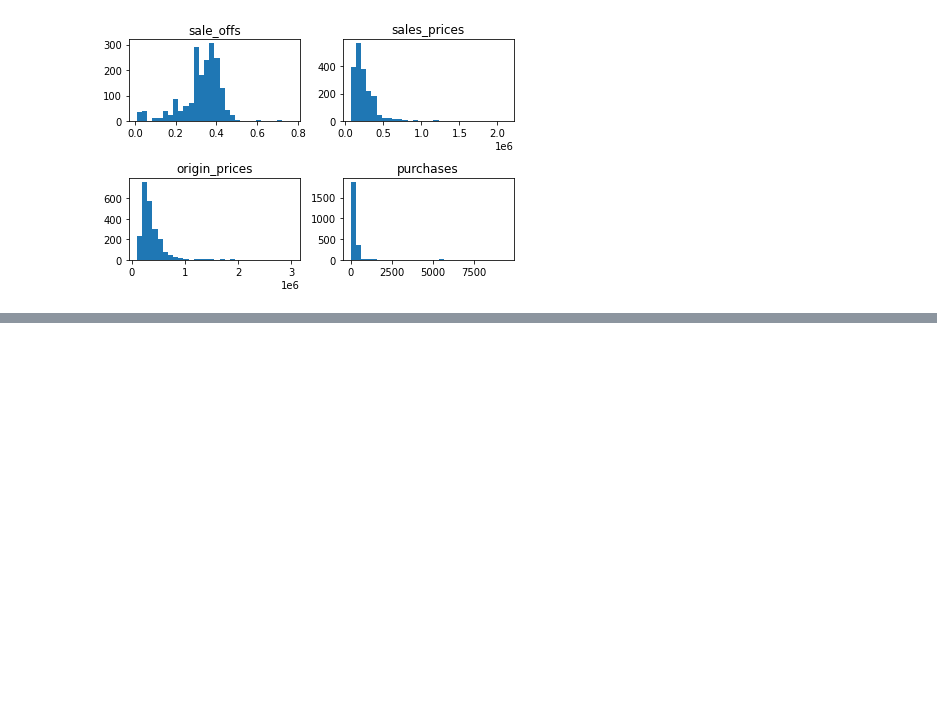
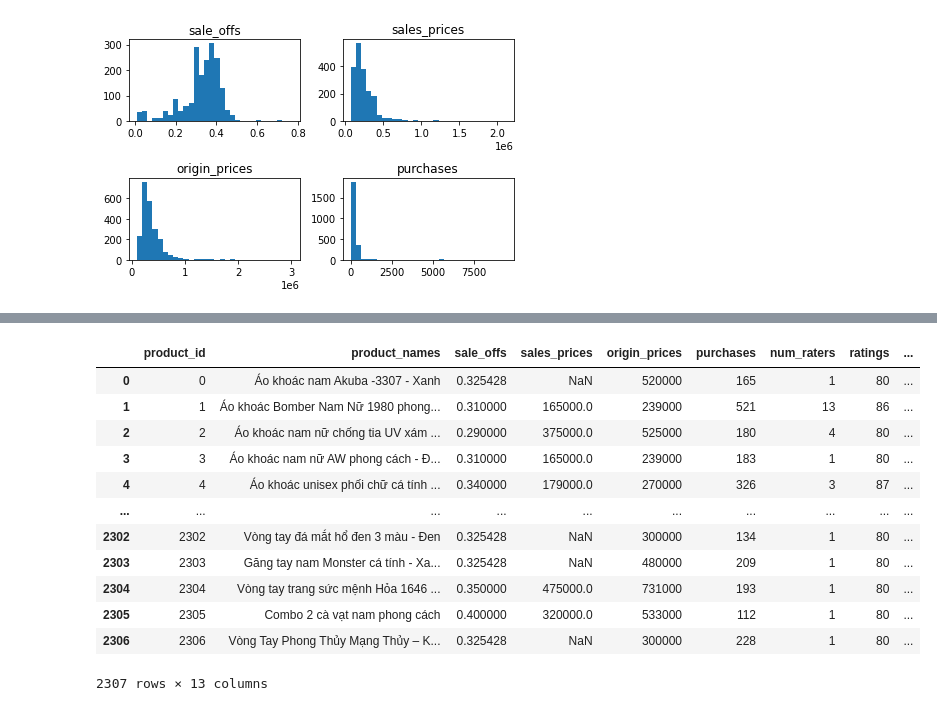
Before and after one commit to PikaPika0710/data_science, a Jupyter notebook: cuoiky/Final.ipynb, the cells around one changed output, grey strips where cells are left out. Saved outputs shown, nothing was run; the diff lists cells and outputs as text; code cells hidden in the pictures; blank space fills up the shorter version.

```diff
--- a/cuoiky/Final.ipynb
+++ b/cuoiky/Final.ipynb
@@ -385,0 +377,16 @@ NameError: name 'data_copy' is not defined
+# %%
+data_copy
+# %% [output]
+|  | product_id | product_names | sale_offs | sales_prices | origin_prices | purchases | num_raters | ratings | ... |
+| 0 | 0 | Áo khoác nam Akuba -3307 - Xanh | 0.325428 | NaN | 520000 | 165 | 1 | 80 | ... |
+| 1 | 1 | Áo khoác Bomber Nam Nữ 1980 phong... | 0.310000 | 165000.0 | 239000 | 521 | 13 | 86 | ... |
+| 2 | 2 | Áo khoác nam nữ chống tia UV xám ... | 0.290000 | 375000.0 | 525000 | 180 | 4 | 80 | ... |
+| 3 | 3 | Áo khoác nam nữ AW phong cách - Đ... | 0.310000 | 165000.0 | 239000 | 183 | 1 | 80 | ... |
+| 4 | 4 | Áo khoác unisex phối chữ cá tính ... | 0.340000 | 179000.0 | 270000 | 326 | 3 | 87 | ... |
+| ... | ... | ... | ... | ... | ... | ... | ... | ... | ... |
+| 2302 | 2302 | Vòng tay đá mắt hổ đen 3 màu - Đen | 0.325428 | NaN | 300000 | 134 | 1 | 80 | ... |
+| 2303 | 2303 | Găng tay nam Monster cá tính - Xa... | 0.325428 | NaN | 480000 | 209 | 1 | 80 | ... |
+| 2304 | 2304 | Vòng tay trang sức mệnh Hỏa 1646 ... | 0.350000 | 475000.0 | 731000 | 193 | 1 | 80 | ... |
+| 2305 | 2305 | Combo 2 cà vạt nam phong cách | 0.400000 | 320000.0 | 533000 | 112 | 1 | 80 | ... |
+| 2306 | 2306 | Vòng Tay Phong Thủy Mạng Thủy – K... | 0.325428 | NaN | 300000 | 228 | 1 | 80 | ... |
+2307 rows × 13 columns
```
Also changed, not shown: parts of 15 cells of this notebook, 1 other file.
